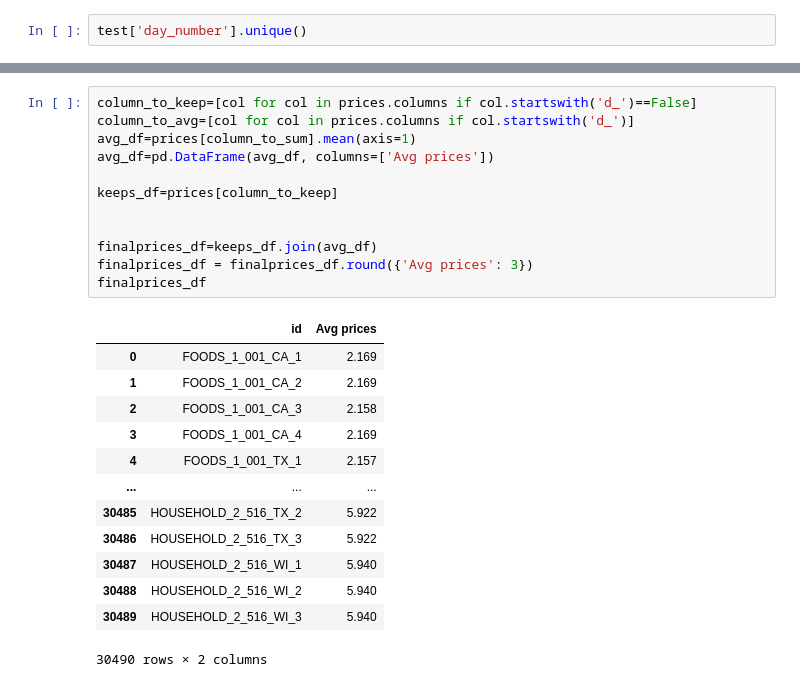
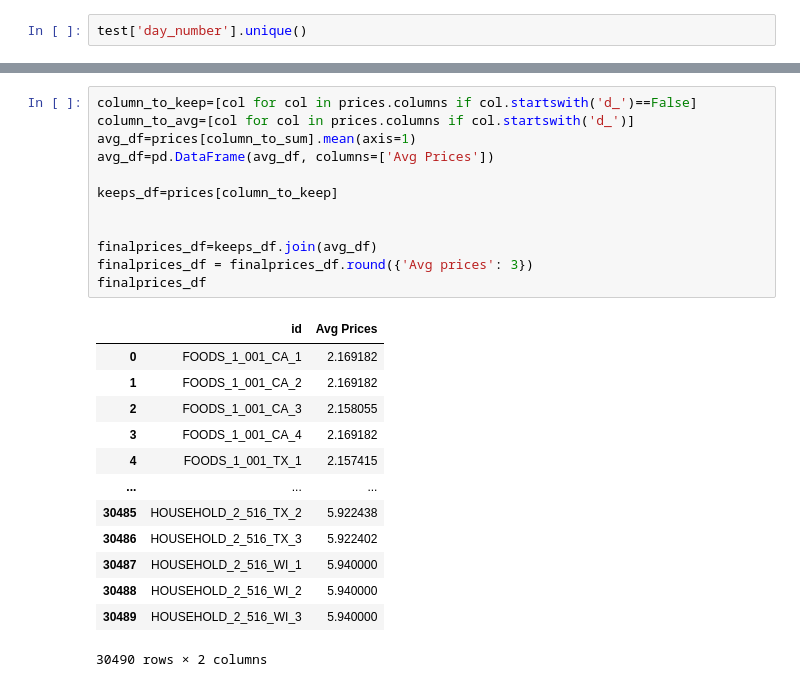
Before and after one commit to beckyydo/Project-2, a Jupyter notebook: Resources/Table2.ipynb, the cells around one changed output, grey strips where cells are left out. Saved outputs shown, nothing was run; the diff lists cells and outputs as text.

```diff
--- a/Resources/Table2.ipynb
+++ b/Resources/Table2.ipynb
@@ -198,28 +198,28 @@ finalsales_df
 # %%
 column_to_keep=[col for col in prices.columns if col.startswith('d_')==False]
 column_to_avg=[col for col in prices.columns if col.startswith('d_')]
 avg_df=prices[column_to_sum].mean(axis=1)
-avg_df=pd.DataFrame(avg_df, columns=['Avg prices'])
+avg_df=pd.DataFrame(avg_df, columns=['Avg Prices'])
 
 keeps_df=prices[column_to_keep]
 
 
 finalprices_df=keeps_df.join(avg_df)
 finalprices_df = finalprices_df.round({'Avg prices': 3})
 finalprices_df
 # %% [output]
-|  | id | Avg prices |
-| 0 | FOODS_1_001_CA_1 | 2.169 |
-| 1 | FOODS_1_001_CA_2 | 2.169 |
-| 2 | FOODS_1_001_CA_3 | 2.158 |
-| 3 | FOODS_1_001_CA_4 | 2.169 |
-| 4 | FOODS_1_001_TX_1 | 2.157 |
+|  | id | Avg Prices |
+| 0 | FOODS_1_001_CA_1 | 2.169182 |
+| 1 | FOODS_1_001_CA_2 | 2.169182 |
+| 2 | FOODS_1_001_CA_3 | 2.158055 |
+| 3 | FOODS_1_001_CA_4 | 2.169182 |
+| 4 | FOODS_1_001_TX_1 | 2.157415 |
 | ... | ... | ... |
-| 30485 | HOUSEHOLD_2_516_TX_2 | 5.922 |
-| 30486 | HOUSEHOLD_2_516_TX_3 | 5.922 |
-| 30487 | HOUSEHOLD_2_516_WI_1 | 5.940 |
-| 30488 | HOUSEHOLD_2_516_WI_2 | 5.940 |
-| 30489 | HOUSEHOLD_2_516_WI_3 | 5.940 |
+| 30485 | HOUSEHOLD_2_516_TX_2 | 5.922438 |
+| 30486 | HOUSEHOLD_2_516_TX_3 | 5.922402 |
+| 30487 | HOUSEHOLD_2_516_WI_1 | 5.940000 |
+| 30488 | HOUSEHOLD_2_516_WI_2 | 5.940000 |
+| 30489 | HOUSEHOLD_2_516_WI_3 | 5.940000 |
 30490 rows × 2 columns
 # %%
 merged_df=finalprices_df.merge(finalsales_df, on="id", how="inner")
```
Also changed, not shown: parts of 5 cells of this notebook.
